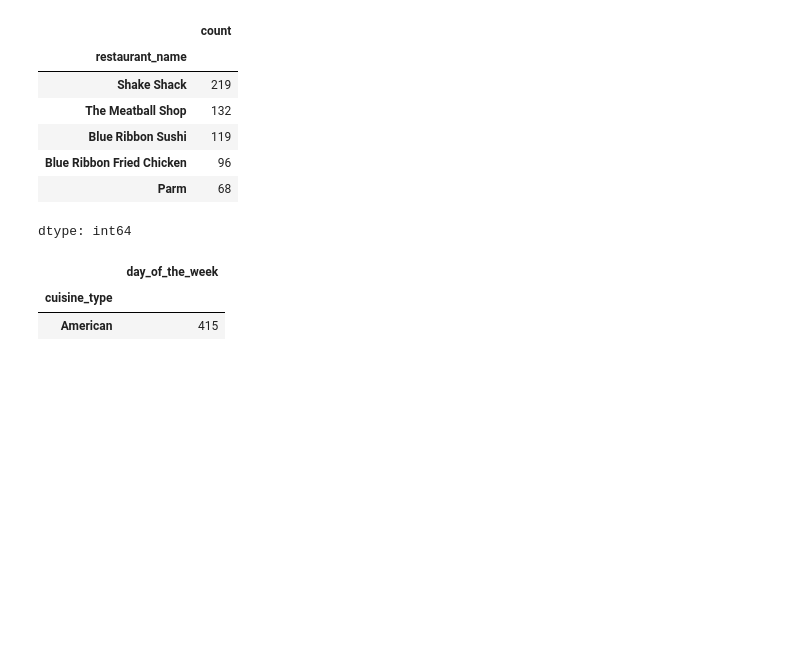
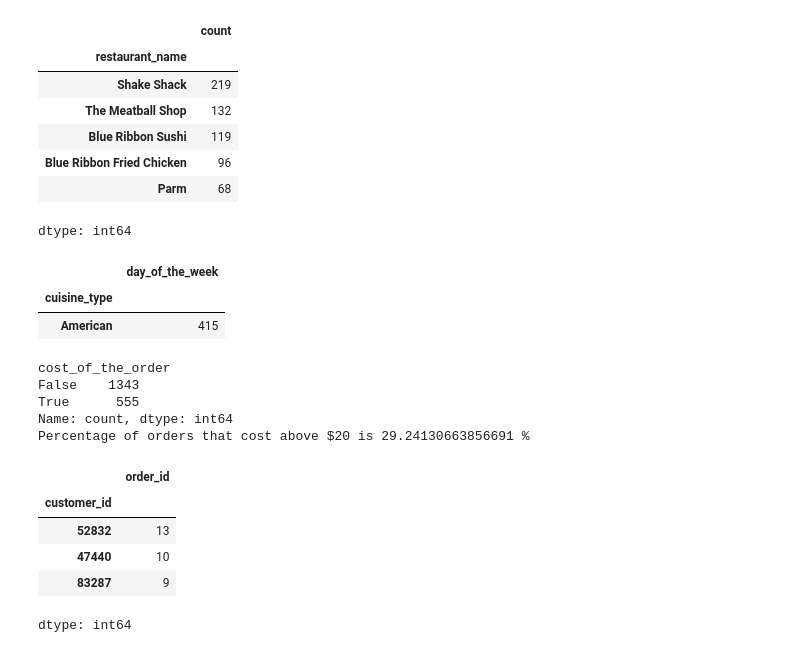
Before and after one commit to Mahal09/Python, a Jupyter notebook: Project_Week_1.ipynb, the cells around one changed output. Cells and saved outputs as stored; diff of their text form; code cells hidden in the pictures; blank space fills up the shorter version.

```diff
--- a/Project_Week_1.ipynb
+++ b/Project_Week_1.ipynb
@@ -313,8 +288,33 @@ popular_Cuisine_weekend
 |  | day_of_the_week |
 | cuisine_type |  |
 | American | 415 |
+# %%
+# Question 9: What percentage of the orders cost more than 20 dollars? [2 marks]
+total_orders = (df['cost_of_the_order']>20).value_counts()
+print(total_orders)
+percentage = (df['cost_of_the_order'].sort_values(ascending = False) >20).mean()*100
+print(f'Percentage of orders that cost above $20 is {percentage} %')
+# %% [output]
+cost_of_the_order
+False    1343
+True      555
+Name: count, dtype: int64
+Percentage of orders that cost above $20 is 29.24130663856691 %
 # %%
 # Question 10: What is the mean order delivery time? [1 mark]
 
 avg_delivery_time = df['delivery_time'].mean().round(2)
 print(f'The mean order of delivery time is {avg_delivery_time} minutes')
+# %%
+#Question 11: The company has decided to give 20% discount vouchers to the top 3 most frequent customers.
+#Find the IDs of these customers and the number of orders they placed. [1 mark]
+
+cust = df.groupby('customer_id')['order_id'].count().sort_values(ascending = False).head(3)
+cust
+# %% [output]
+|  | order_id |
+| customer_id |  |
+| 52832 | 13 |
+| 47440 | 10 |
+| 83287 | 9 |
+dtype: int64
```
Also changed, not shown: parts of 6 cells of this notebook.
